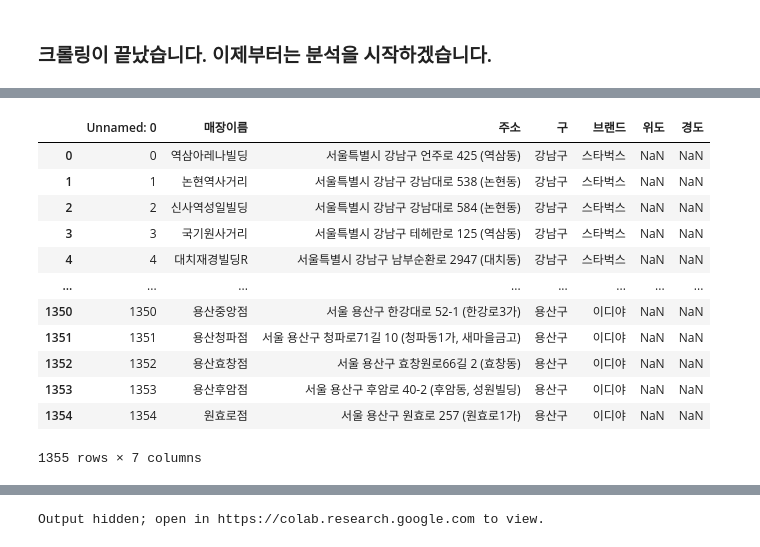
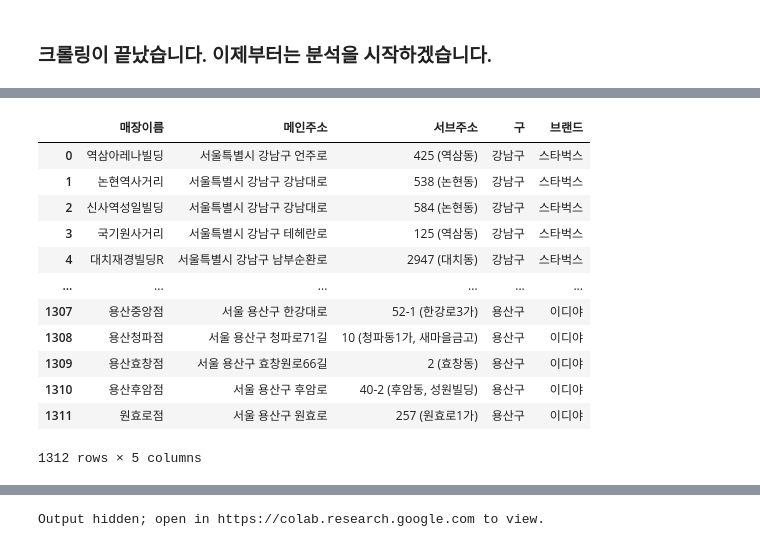
Before and after one commit to NOTITLEUNTITLE/Seoul-Coffee, a Jupyter notebook: Coffee.ipynb, the cells around one changed output, grey strips where cells are left out. Saved outputs shown, nothing was run; the diff lists cells and outputs as text; code cells hidden in the pictures.

```diff
--- a/Coffee.ipynb
+++ b/Coffee.ipynb
@@ -268,18 +325,18 @@ df_coffee
 # %%
-import pandas as pd
-df_coffee = pd.read_csv("/content/drive/MyDrive/Study/EDIYA_STARBUCKS_IN_SEOUL/data.csv")
+# df_coffee.to_csv("/content/drive/MyDrive/Study/EDIYA_STARBUCKS_IN_SEOUL/coffee_raw.csv")
+df_coffee = pd.read_csv("/content/drive/MyDrive/Study/EDIYA_STARBUCKS_IN_SEOUL/coffee_raw.csv", index_col=[0])
 df_coffee
 # %% [output]
-|  | Unnamed: 0 | 매장이름 | 주소 | 구 | 브랜드 | 위도 | 경도 |
-| 0 | 0 | 역삼아레나빌딩 | 서울특별시 강남구 언주로 425 (역삼동) | 강남구 | 스타벅스 | NaN | NaN |
-| 1 | 1 | 논현역사거리 | 서울특별시 강남구 강남대로 538 (논현동) | 강남구 | 스타벅스 | NaN | NaN |
-| 2 | 2 | 신사역성일빌딩 | 서울특별시 강남구 강남대로 584 (논현동) | 강남구 | 스타벅스 | NaN | NaN |
-| 3 | 3 | 국기원사거리 | 서울특별시 강남구 테헤란로 125 (역삼동) | 강남구 | 스타벅스 | NaN | NaN |
-| 4 | 4 | 대치재경빌딩R | 서울특별시 강남구 남부순환로 2947 (대치동) | 강남구 | 스타벅스 | NaN | NaN |
-| ... | ... | ... | ... | ... | ... | ... | ... |
-| 1350 | 1350 | 용산중앙점 | 서울 용산구 한강대로 52-1 (한강로3가) | 용산구 | 이디야 | NaN | NaN |
-| 1351 | 1351 | 용산청파점 | 서울 용산구 청파로71길 10 (청파동1가, 새마을금고) | 용산구 | 이디야 | NaN | NaN |
-| 1352 | 1352 | 용산효창점 | 서울 용산구 효창원로66길 2 (효창동) | 용산구 | 이디야 | NaN | NaN |
-| 1353 | 1353 | 용산후암점 | 서울 용산구 후암로 40-2 (후암동, 성원빌딩) | 용산구 | 이디야 | NaN | NaN |
-| 1354 | 1354 | 원효로점 | 서울 용산구 원효로 257 (원효로1가) | 용산구 | 이디야 | NaN | NaN |
+|  | 매장이름 | 메인주소 | 서브주소 | 구 | 브랜드 |
+| 0 | 역삼아레나빌딩 | 서울특별시 강남구 언주로 | 425 (역삼동) | 강남구 | 스타벅스 |
+| 1 | 논현역사거리 | 서울특별시 강남구 강남대로 | 538 (논현동) | 강남구 | 스타벅스 |
+| 2 | 신사역성일빌딩 | 서울특별시 강남구 강남대로 | 584 (논현동) | 강남구 | 스타벅스 |
+| 3 | 국기원사거리 | 서울특별시 강남구 테헤란로 | 125 (역삼동) | 강남구 | 스타벅스 |
+| 4 | 대치재경빌딩R | 서울특별시 강남구 남부순환로 | 2947 (대치동) | 강남구 | 스타벅스 |
+| ... | ... | ... | ... | ... | ... |
+| 1307 | 용산중앙점 | 서울 용산구 한강대로 | 52-1 (한강로3가) | 용산구 | 이디야 |
+| 1308 | 용산청파점 | 서울 용산구 청파로71길 | 10 (청파동1가, 새마을금고) | 용산구 | 이디야 |
+| 1309 | 용산효창점 | 서울 용산구 효창원로66길 | 2 (효창동) | 용산구 | 이디야 |
+| 1310 | 용산후암점 | 서울 용산구 후암로 | 40-2 (후암동, 성원빌딩) | 용산구 | 이디야 |
+| 1311 | 원효로점 | 서울 용산구 원효로 | 257 (원효로1가) | 용산구 | 이디야 |
-1355 rows × 7 columns
+1312 rows × 5 columns
```
Also changed, not shown: parts of 69 cells of this notebook, 2 other files.
